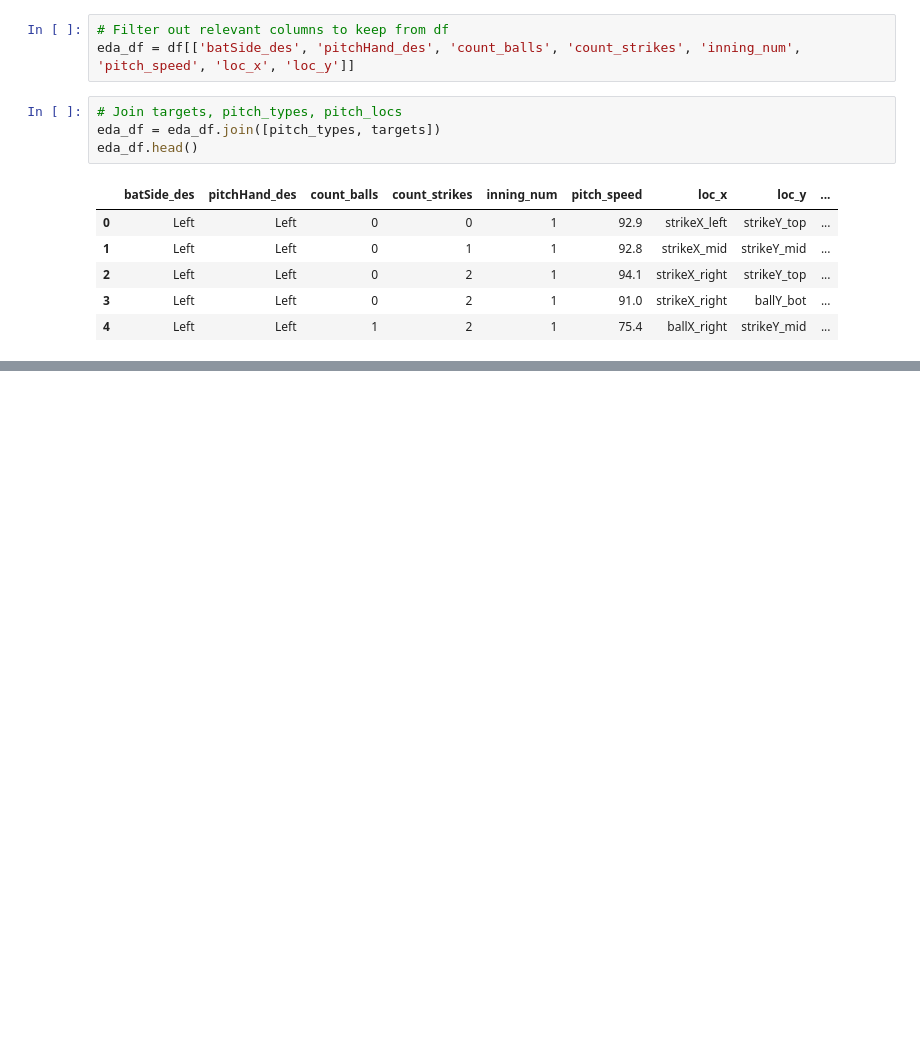
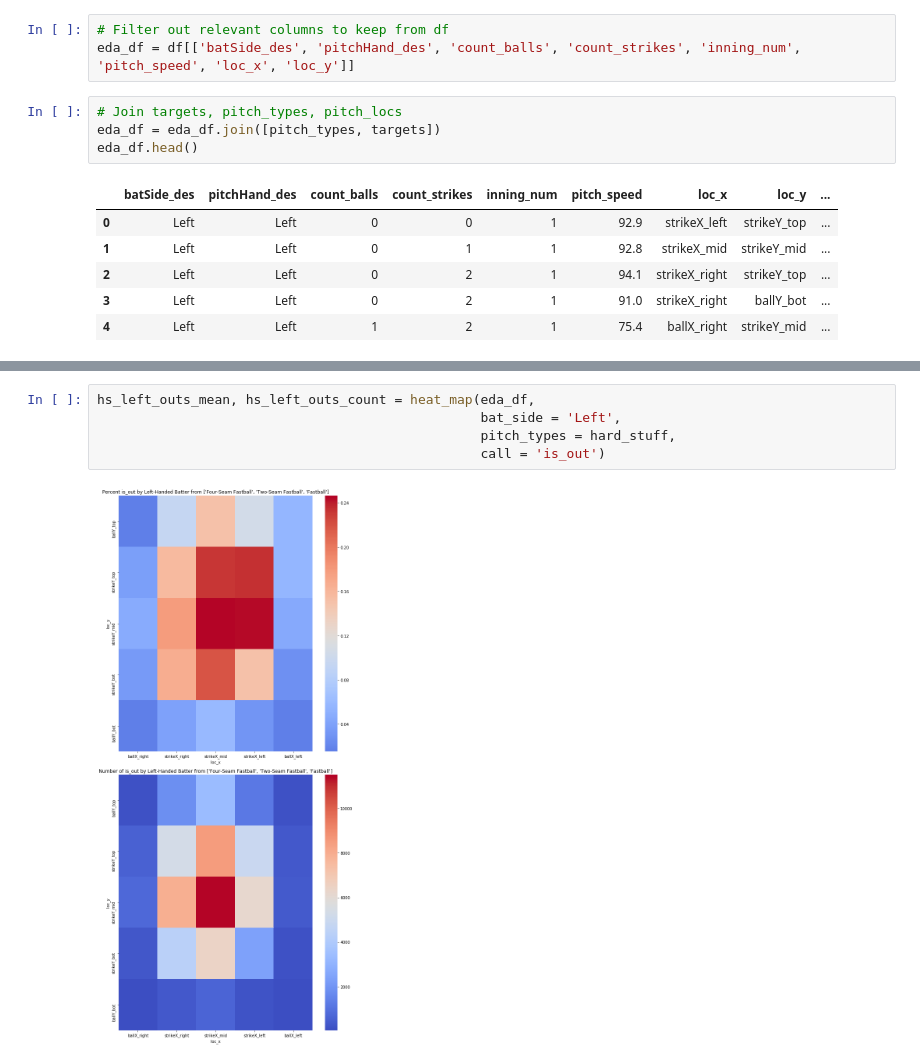
Before and after one commit to curtishiga/Capstone_Project2, a Jupyter notebook: EDA/Exploratory_Data_Analysis.ipynb, the cells around one changed output, grey strips where cells are left out. Saved outputs shown, nothing was run; the diff lists cells and outputs as text; blank space fills up the shorter version.

```diff
--- a/EDA/Exploratory_Data_Analysis.ipynb
+++ b/EDA/Exploratory_Data_Analysis.ipynb
@@ -266,0 +224,7 @@ cu_outs_mean, cu_outs_count = heat_map(eda_df, 'Right', 'Curveball', 'is_out')
+# %%
+hs_left_outs_mean, hs_left_outs_count = heat_map(eda_df,
+                                                 bat_side = 'Left',
+                                                 pitch_types = hard_stuff,
+                                                 call = 'is_out')
+# %% [output]
+[figure, added]
```
Also changed, not shown: parts of 38 cells of this notebook, 1 other file.
